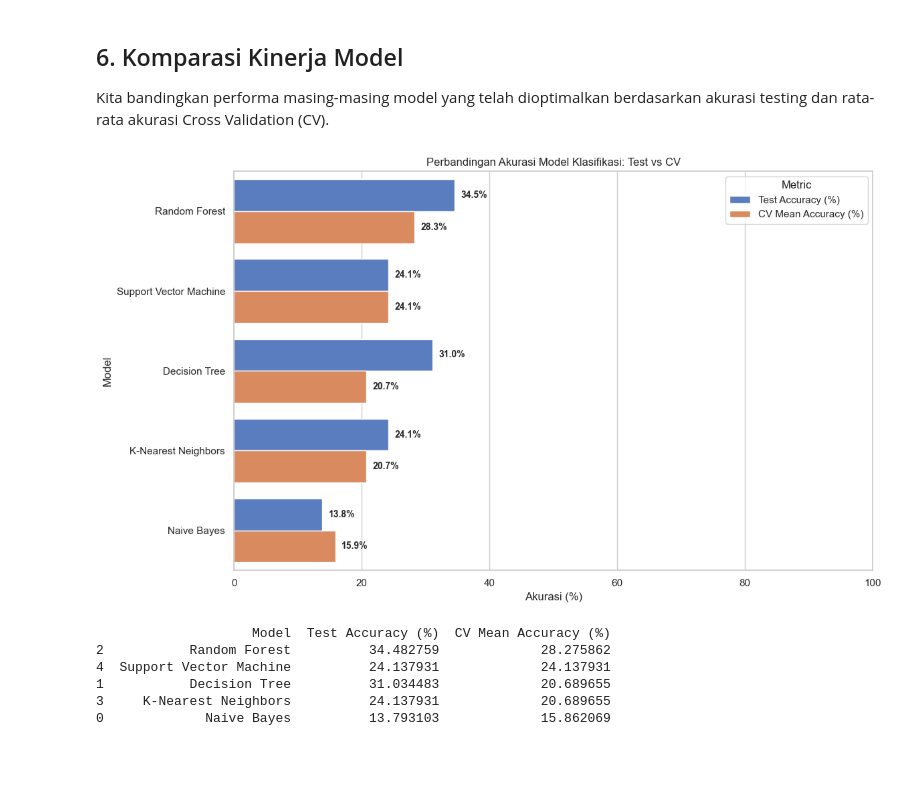
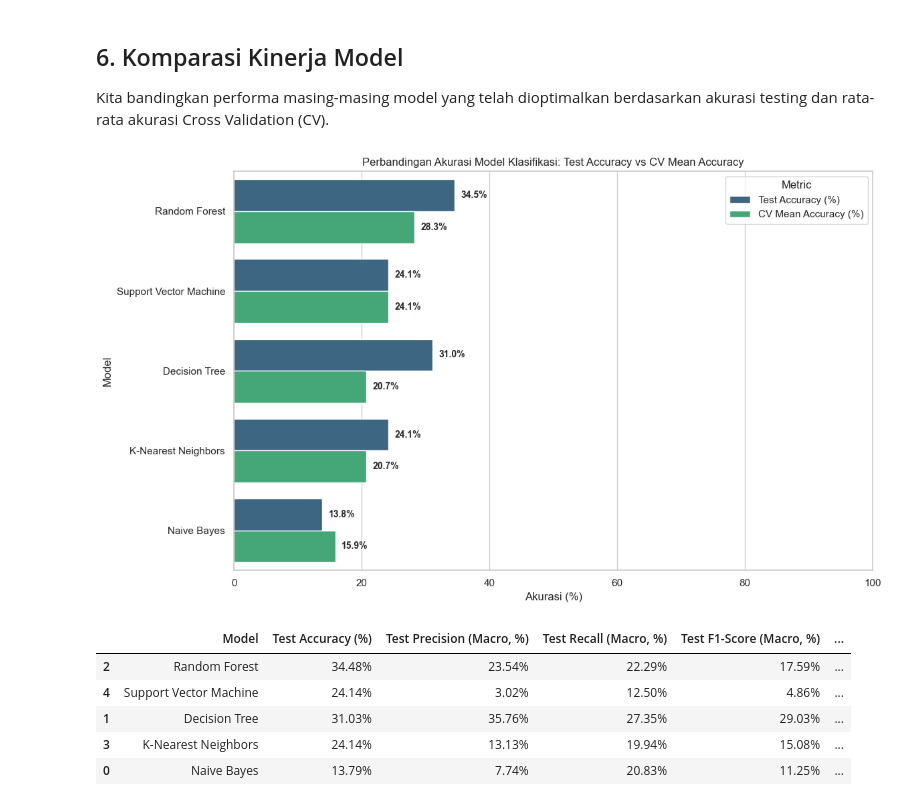
Before and after one commit to Linsofc/Pendata, a Jupyter notebook: _build/jupyter_execute/uas.ipynb, the cells around one changed output. Cells and saved outputs as stored; diff of their text form; code cells hidden in the pictures; blank space fills up the shorter version.

```diff
--- a/_build/jupyter_execute/uas.ipynb
+++ b/_build/jupyter_execute/uas.ipynb
@@ -450,37 +503,50 @@ print(top_10_features)
 
 Kita bandingkan performa masing-masing model yang telah dioptimalkan berdasarkan akurasi testing dan rata-rata akurasi Cross Validation (CV).
 # %%
-# Membuat DataFrame perbandingan
+# Membuat DataFrame perbandingan metrik performa
 df_compare = pd.DataFrame({
     'Model': list(model_test_accuracies.keys()),
     'Test Accuracy (%)': [val * 100 for val in model_test_accuracies.values()],
+    'Test Precision (Macro, %)': [val * 100 for val in model_test_precisions.values()],
+    'Test Recall (Macro, %)': [val * 100 for val in model_test_recalls.values()],
+    'Test F1-Score (Macro, %)': [val * 100 for val in model_test_f1s.values()],
     'CV Mean Accuracy (%)': [val * 100 for val in model_cv_scores.values()]
 }).sort_values(by='CV Mean Accuracy (%)', ascending=False)
 
-# Plotting Komparasi
-df_melted = pd.melt(df_compare, id_vars="Model", var_name="Metric", value_name="Score")
+# Plotting Komparasi (Test Accuracy vs CV Mean Accuracy)
+df_plot = df_compare[['Model', 'Test Accuracy (%)', 'CV Mean Accuracy (%)']]
+df_melted = pd.melt(df_plot, id_vars="Model", var_name="Metric", value_name="Score")
 
 plt.figure(figsize=(12, 7))
-ax = sns.barplot(data=df_melted, x="Score", y="Model", hue="Metric", palette="muted")
-plt.title("Perbandingan Akurasi Model Klasifikasi: Test vs CV")
+ax = sns.barplot(data=df_melted, x="Score", y="Model", hue="Metric", palette="viridis")
+plt.title("Perbandingan Akurasi Model Klasifikasi: Test Accuracy vs CV Mean Accuracy")
 plt.xlabel("Akurasi (%)")
 plt.xlim(0, 100)
 
 for p in ax.patches:
     width = p.get_width()
     if width > 0:
         ax.text(width + 1, p.get_y() + p.get_height()/2, f'{width:.1f}%',
                 va='center', ha='left', fontsize=10, fontweight='bold')
 
 plt.tight_layout()
 plt.show()
 
-print(df_compare)
+# Menampilkan tabel perbandingan dengan styling warna
+df_styled = df_compare.style.format({
+    'Test Accuracy (%)': '{:.2f}%',
+    'Test Precision (Macro, %)': '{:.2f}%',
+    'Test Recall (Macro, %)': '{:.2f}%',
+    'Test F1-Score (Macro, %)': '{:.2f}%',
+    'CV Mean Accuracy (%)': '{:.2f}%'
+}).background_gradient(cmap='Blues', subset=['Test Accuracy (%)', 'CV Mean Accuracy (%)'])
+
+df_styled
 # %% [output]
-[figure, old version]
+[figure, new version]
-                    Model  Test Accuracy (%)  CV Mean Accuracy (%)
-2           Random Forest          34.482759             28.275862
-4  Support Vector Machine          24.137931             24.137931
-1           Decision Tree          31.034483             20.689655
-3     K-Nearest Neighbors          24.137931             20.689655
-0             Naive Bayes          13.793103             15.862069
+|  | Model | Test Accuracy (%) | Test Precision (Macro, %) | Test Recall (Macro, %) | Test F1-Score (Macro, %) | ... |
+| 2 | Random Forest | 34.48% | 23.54% | 22.29% | 17.59% | ... |
+| 4 | Support Vector Machine | 24.14% | 3.02% | 12.50% | 4.86% | ... |
+| 1 | Decision Tree | 31.03% | 35.76% | 27.35% | 29.03% | ... |
+| 3 | K-Nearest Neighbors | 24.14% | 13.13% | 19.94% | 15.08% | ... |
+| 0 | Naive Bayes | 13.79% | 7.74% | 20.83% | 11.25% | ... |
```
Also changed, not shown: parts of 13 cells of this notebook, 13 other files.
